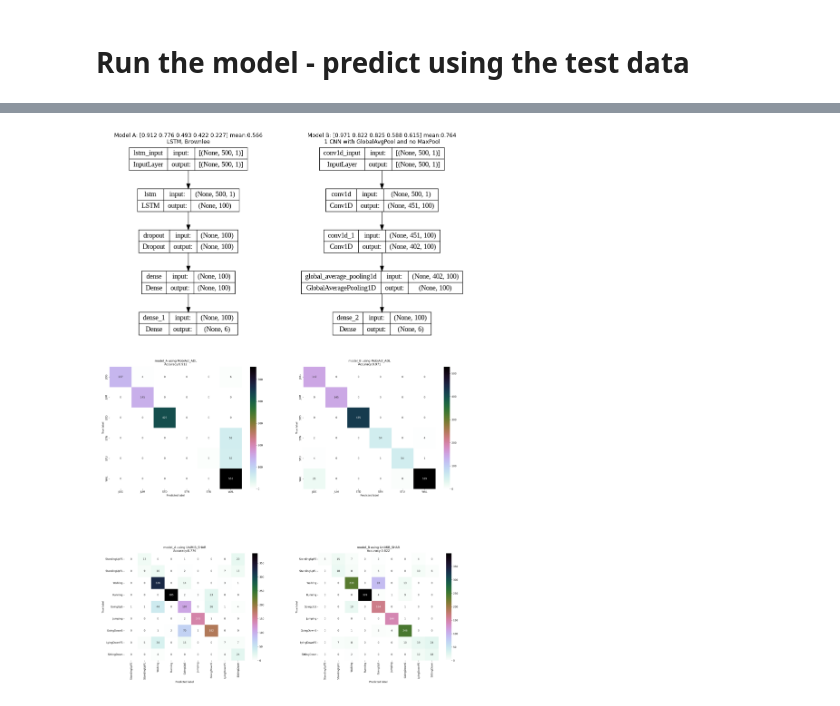
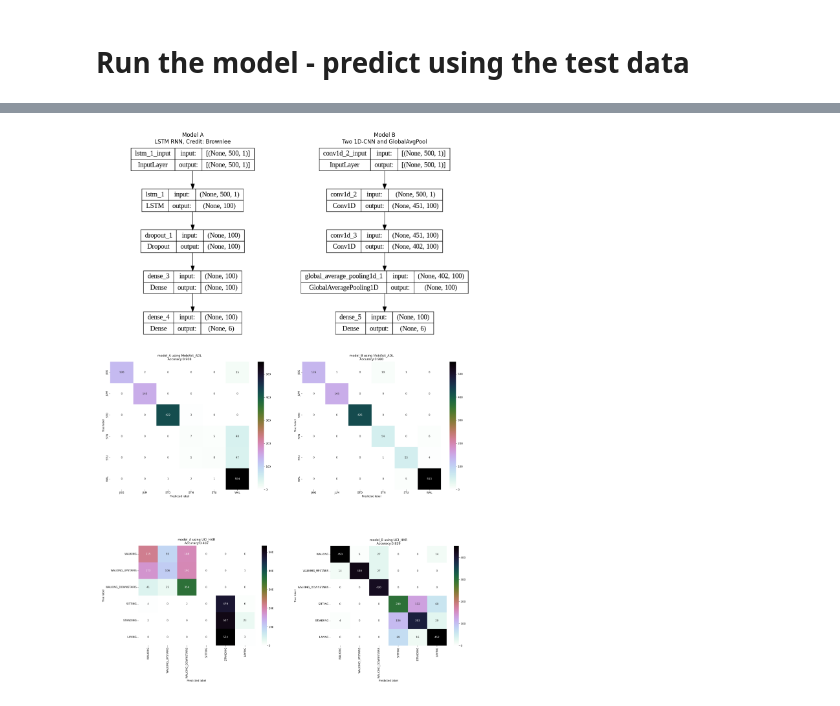
Before and after one commit to imics-lab/load_data_time_series, a Jupyter notebook: ts_model_throwdown.ipynb, the cells around one changed output, grey strips where cells are left out. Saved outputs shown, nothing was run; the diff lists cells and outputs as text; code cells hidden in the pictures.

```diff
--- a/ts_model_throwdown.ipynb
+++ b/ts_model_throwdown.ipynb
@@ -202,7 +187,7 @@ Credit Brownlee, model example
 # https://machinelearningmastery.com/how-to-develop-rnn-models-for-human-activity-recognition-time-series-classification/
 # even though this is an interactive notebook, I've put train and test into
 # functions hoping this will make it easier to swap models in the future
-modelA_desc = "LSTM, Brownlee"
+modelA_desc = "LSTM RNN, Credit: Brownlee"
 def build_modelA(x_train, y_train, k_size):
     #k_size is not used for the lstm model
   #verbose, epochs, batch_size = 0, 15, 64 # original values, not set in train
@@ -230,7 +215,7 @@ topology and good article
 # https://blog.goodaudience.com/introduction-to-1d-convolutional-neural-networks-in-keras-for-time-sequences-3a7ff801a2cf
 # even though this is an interactive notebook, I've put train and test into
 # functions hoping this will make it easier to swap models in the future
-modelB_desc = "1 CNN with GlobalAvgPool and no MaxPool"
+modelB_desc = "Two 1D-CNN and GlobalAvgPool"
 def build_modelB(x_train, y_train, k_size):
   n_timesteps, n_features, n_outputs = x_train.shape[1], x_train.shape[2], y_train.shape[1]
 
@@ -273,7 +258,9 @@ def run_model(model,x_test):
     return y_pred
 # %%
 #TODO Leotta returns log_info - need to add that to the others
-ds_list = ["MobiAct_ADL", "UniMiB_SHAR","UCI_HAR", "TWristAR","Leotta_2021", "SHL","PSG-Audio"]
+# List is built above with option to validate
+#ds_list = ["MobiAct_ADL", "UniMiB_SHAR","UCI_HAR", "TWristAR","Leotta_2021", "SHL","PSG-Audio"]
+#ds_list = ["Leotta_2021", "SHL","PSG-Audio"]
 log_out = "Running: " + str(', '.join(ds_list))
 modelA_acc = []
 modelB_acc = []
@@ -328,6 +315,7 @@ for i in ds_list:
         cmplot_name = curr_mname  +'_'+ dataset + '_cm.png'
         plt.savefig(cmplot_name, dpi = 300)
         plt.show()
+        gc.collect()
 modelA_results = 'Model A: '+(np.array2string(np.asarray(modelA_acc), precision = 3))
 modelA_results += ' mean:'+(np.array2string(np.mean(modelA_acc), precision = 3))
 modelB_results = 'Model B: '+(np.array2string(np.asarray(modelB_acc), precision = 3))
@@ -471,26 +484,28 @@ plt.savefig('throwdown.png', dpi = 300) # don't forget to download!
 # %%
 #plot side by side only 2 confusion matrics
 #https://matplotlib.org/stable/gallery/subplots_axes_and_figures/subplots_demo.html?highlight=subplots
 #spacing needs to be adjusted
 # see https://matplotlib.org/stable/tutorials/intermediate/gridspec.html#sphx-glr-tutorials-intermediate-gridspec-py
 # see https://matplotlib.org/stable/tutorials/intermediate/tight_layout_guide.html
 rows = 3
 cols = 2
 fig, axs = plt.subplots(nrows=rows, ncols=cols)#, figsize = (40,10))
 fig.set_size_inches(12,18)
 for i in range(rows):
     for j in range(cols):
         axs[i, j].set_axis_off()
-axs[0, 0].set_title(modelA_results+'\n'+modelA_desc)
-axs[0, 1].set_title(modelB_results+'\n'+modelB_desc)
+#axs[0, 0].set_title(modelA_results+'\n'+modelA_desc)
+#axs[0, 1].set_title(modelB_results+'\n'+modelB_desc)
+axs[0, 0].set_title('Model A\n'+ modelA_desc)
+axs[0, 1].set_title('Model B\n'+ modelB_desc)
 axs[0, 0].imshow(plt.imread('model_A_MobiAct_ADL.png'))
 axs[0, 1].imshow(plt.imread('model_B_MobiAct_ADL.png'))
 axs[1, 0].imshow(plt.imread('model_A_MobiAct_ADL_cm.png'))
 axs[1, 1].imshow(plt.imread('model_B_MobiAct_ADL_cm.png'))
-axs[2, 0].imshow(plt.imread('model_A_UniMiB_SHAR_cm.png'))
-axs[2, 1].imshow(plt.imread('model_B_UniMiB_SHAR_cm.png'))
+axs[2, 0].imshow(plt.imread('model_A_UCI_HAR_cm.png'))
+axs[2, 1].imshow(plt.imread('model_B_UCI_HAR_cm.png'))
 
 plt.tight_layout()
 plt.savefig('throwdown2.png', dpi = 300) # don't forget to download!
 # %% [output]
-[figure, old version]
+[figure, new version]
```
Also changed, not shown: parts of 7 cells of this notebook.
